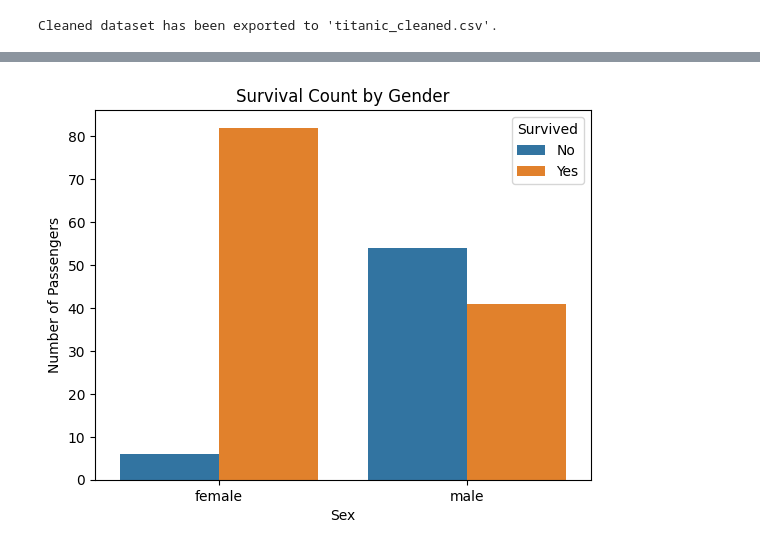
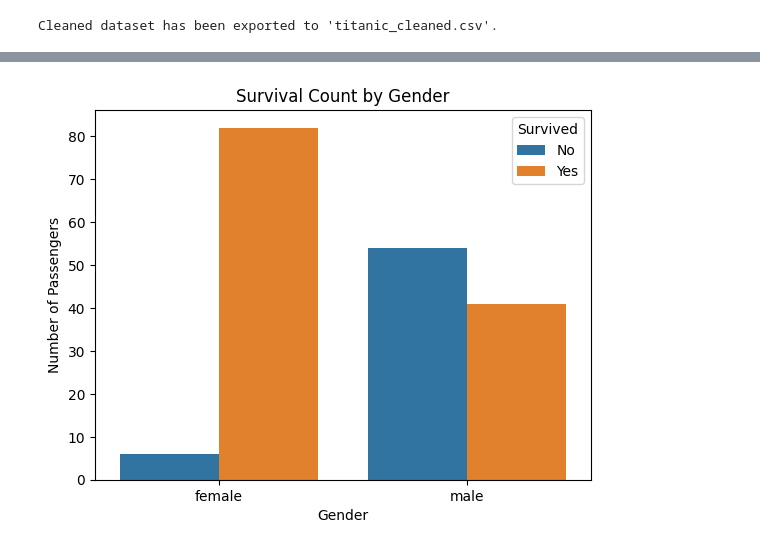
Before and after one commit to kasnk/machine_Learning, a Jupyter notebook: ML_Practical2.ipynb, the cells around one changed output, grey strips where cells are left out. Saved outputs shown, nothing was run; the diff lists cells and outputs as text; code cells hidden in the pictures.

```diff
--- a/ML_Practical2.ipynb
+++ b/ML_Practical2.ipynb
@@ -104,23 +130,23 @@ Cleaned dataset has been exported to 'titanic_cleaned.csv'.
 # %%
 import matplotlib.pyplot as plt
 import seaborn as sns
 import pandas as pd
 
 # Load the cleaned Titanic dataset
 df = pd.read_csv('titanic_cleaned.csv')
 
 # Group data by sex and survival status and count the occurrences
 survived_by_sex = df.groupby(['Sex', 'Survived'])['PassengerId'].count().reset_index()
 
 # Create the bar plot using Seaborn
 sns.barplot(x='Sex', y='PassengerId', hue='Survived', data=survived_by_sex)
 plt.title('Survival Count by Gender')
-plt.xlabel('Sex')
+plt.xlabel('Gender')
 plt.ylabel('Number of Passengers')
 
 handles, labels = plt.gca().get_legend_handles_labels()
 plt.legend(handles, ['No', 'Yes'], title='Survived')
 
 plt.show()
 # %% [output]
-[figure, old version]
+[figure, new version]
```
Also changed, not shown: parts of 1 cell of this notebook.
